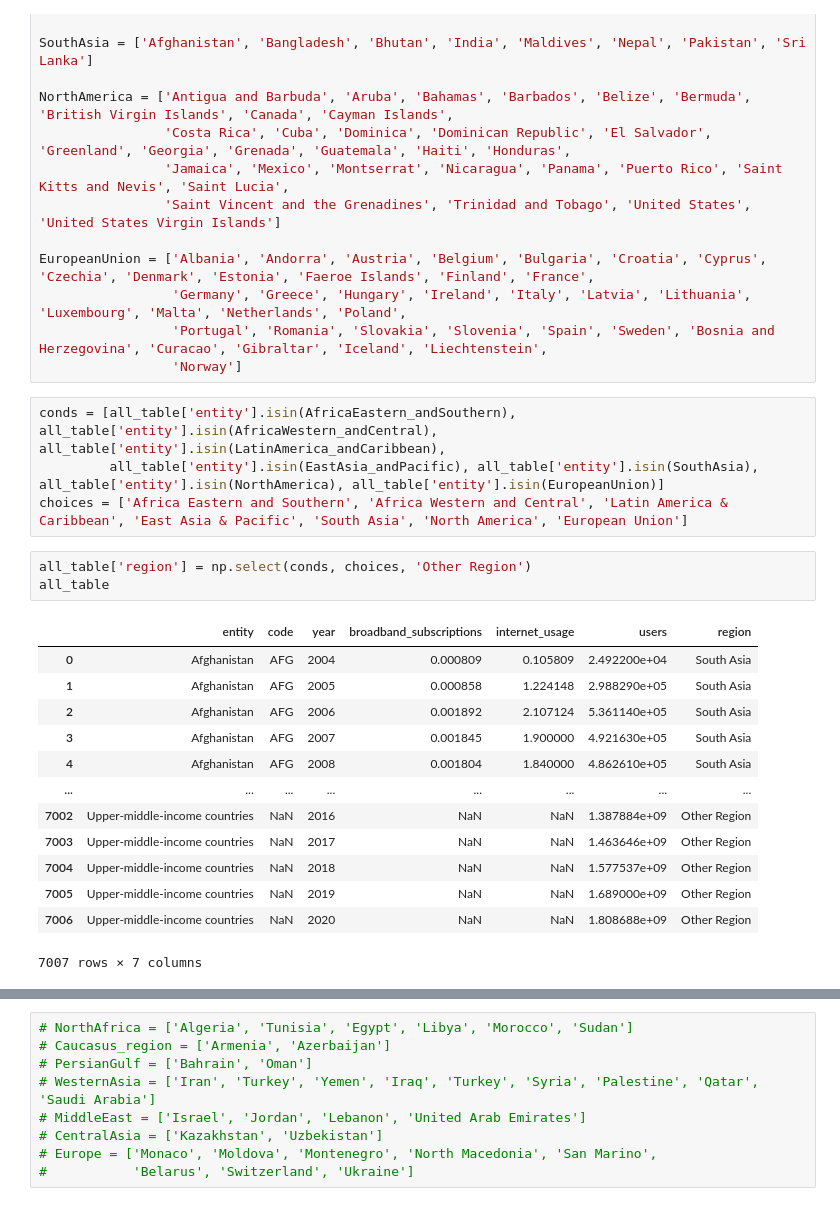
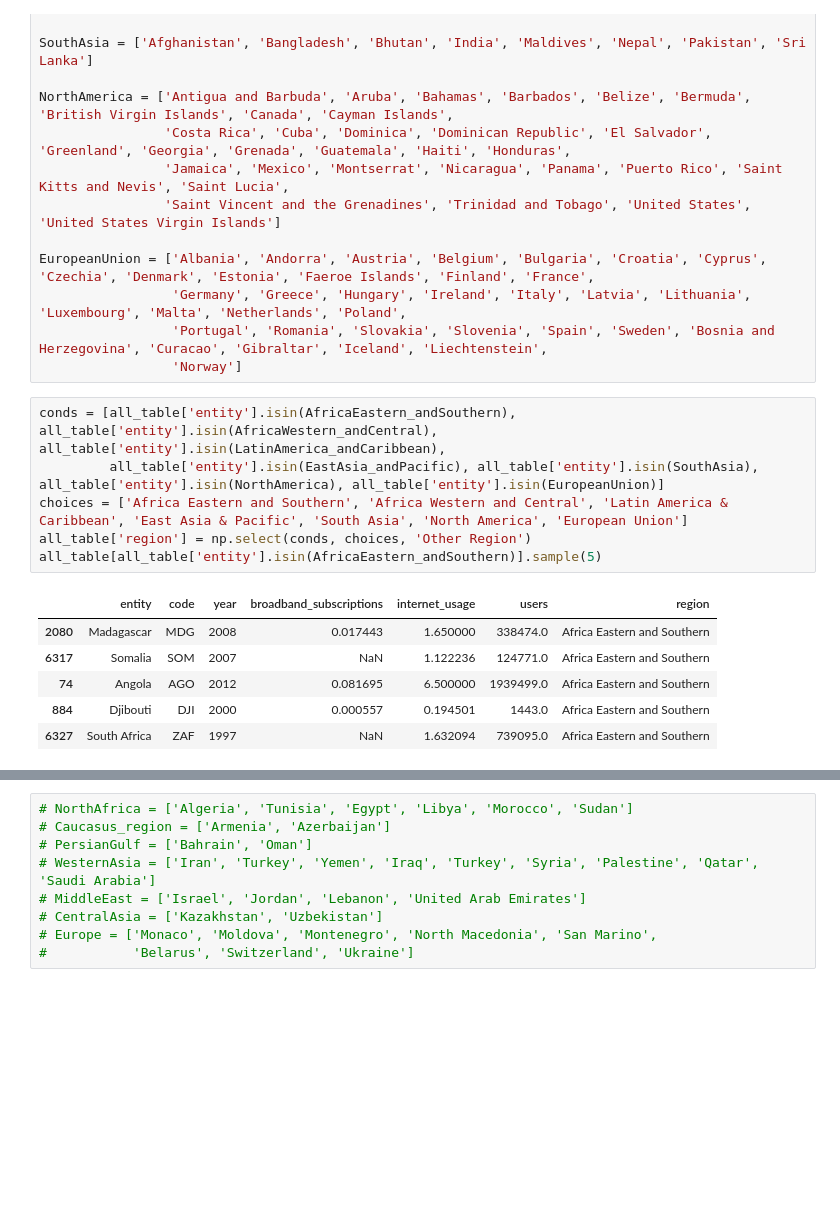
Before and after one commit to TelRich/World_Access_to_the_Internet, a Jupyter notebook: notebook.ipynb, the cells around one changed output, grey strips where cells are left out. Drawn from its saved outputs; the diff is of its cells as text; blank space fills up the shorter version.

```diff
--- a/notebook.ipynb
+++ b/notebook.ipynb
@@ -592,21 +546,13 @@ EuropeanUnion = ['Albania', 'Andorra', 'Austria', 'Belgium', 'Bulgaria', 'Croati
 # %%
 conds = [all_table['entity'].isin(AfricaEastern_andSouthern), all_table['entity'].isin(AfricaWestern_andCentral), all_table['entity'].isin(LatinAmerica_andCaribbean),
          all_table['entity'].isin(EastAsia_andPacific), all_table['entity'].isin(SouthAsia), all_table['entity'].isin(NorthAmerica), all_table['entity'].isin(EuropeanUnion)]
 choices = ['Africa Eastern and Southern', 'Africa Western and Central', 'Latin America & Caribbean', 'East Asia & Pacific', 'South Asia', 'North America', 'European Union']
+all_table['region'] = np.select(conds, choices, 'Other Region')
+all_table[all_table['entity'].isin(AfricaEastern_andSouthern)].sample(5)
+# %% [output]
+|  | entity | code | year | broadband_subscriptions | internet_usage | users | region |
+| 2080 | Madagascar | MDG | 2008 | 0.017443 | 1.650000 | 338474.0 | Africa Eastern and Southern |
+| 6317 | Somalia | SOM | 2007 | NaN | 1.122236 | 124771.0 | Africa Eastern and Southern |
+| 74 | Angola | AGO | 2012 | 0.081695 | 6.500000 | 1939499.0 | Africa Eastern and Southern |
+| 884 | Djibouti | DJI | 2000 | 0.000557 | 0.194501 | 1443.0 | Africa Eastern and Southern |
+| 6327 | South Africa | ZAF | 1997 | NaN | 1.632094 | 739095.0 | Africa Eastern and Southern |
-# %%
-all_table['region'] = np.select(conds, choices, 'Other Region')
-all_table
-# %% [output]
-|  | entity | code | year | broadband_subscriptions | internet_usage | users | region |
-| 0 | Afghanistan | AFG | 2004 | 0.000809 | 0.105809 | 2.492200e+04 | South Asia |
-| 1 | Afghanistan | AFG | 2005 | 0.000858 | 1.224148 | 2.988290e+05 | South Asia |
-| 2 | Afghanistan | AFG | 2006 | 0.001892 | 2.107124 | 5.361140e+05 | South Asia |
-| 3 | Afghanistan | AFG | 2007 | 0.001845 | 1.900000 | 4.921630e+05 | South Asia |
-| 4 | Afghanistan | AFG | 2008 | 0.001804 | 1.840000 | 4.862610e+05 | South Asia |
-| ... | ... | ... | ... | ... | ... | ... | ... |
-| 7002 | Upper-middle-income countries | NaN | 2016 | NaN | NaN | 1.387884e+09 | Other Region |
-| 7003 | Upper-middle-income countries | NaN | 2017 | NaN | NaN | 1.463646e+09 | Other Region |
-| 7004 | Upper-middle-income countries | NaN | 2018 | NaN | NaN | 1.577537e+09 | Other Region |
-| 7005 | Upper-middle-income countries | NaN | 2019 | NaN | NaN | 1.689000e+09 | Other Region |
-| 7006 | Upper-middle-income countries | NaN | 2020 | NaN | NaN | 1.808688e+09 | Other Region |
-7007 rows × 7 columns
```
Also changed, not shown: parts of 16 cells of this notebook.
